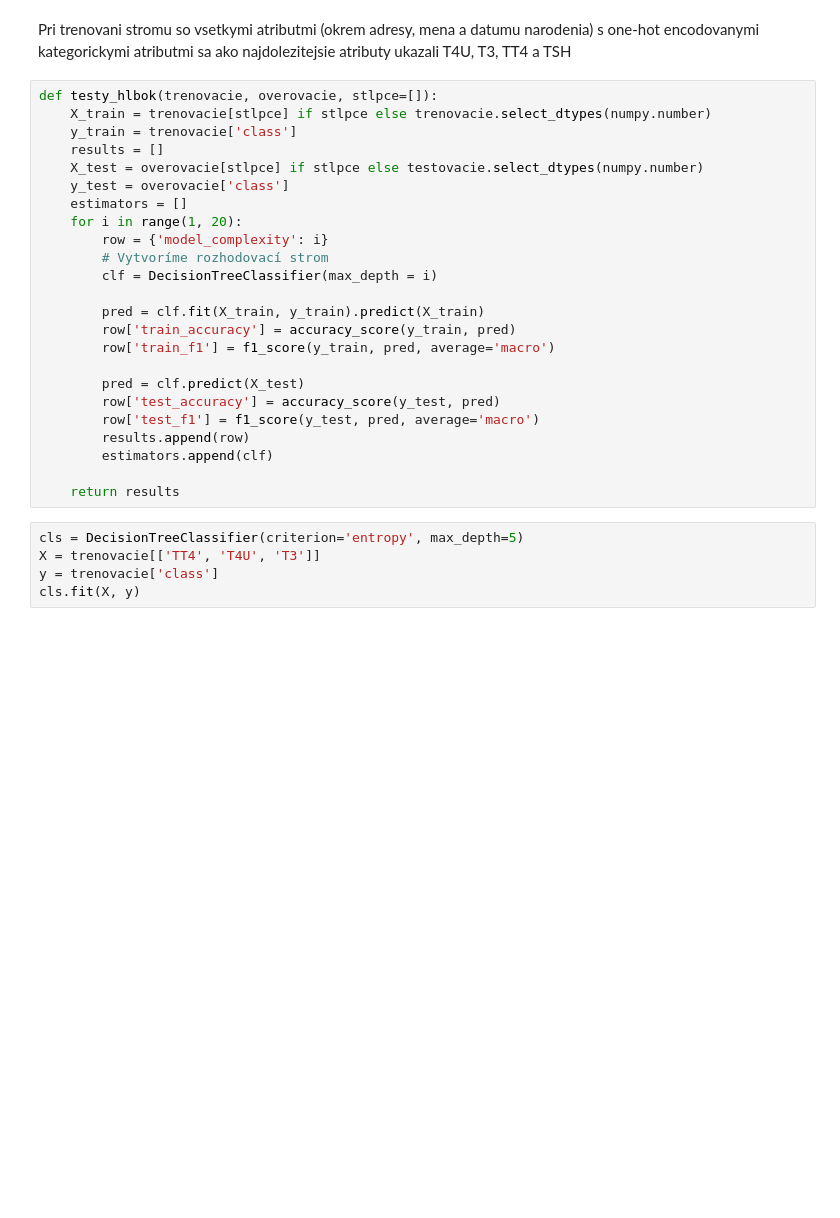
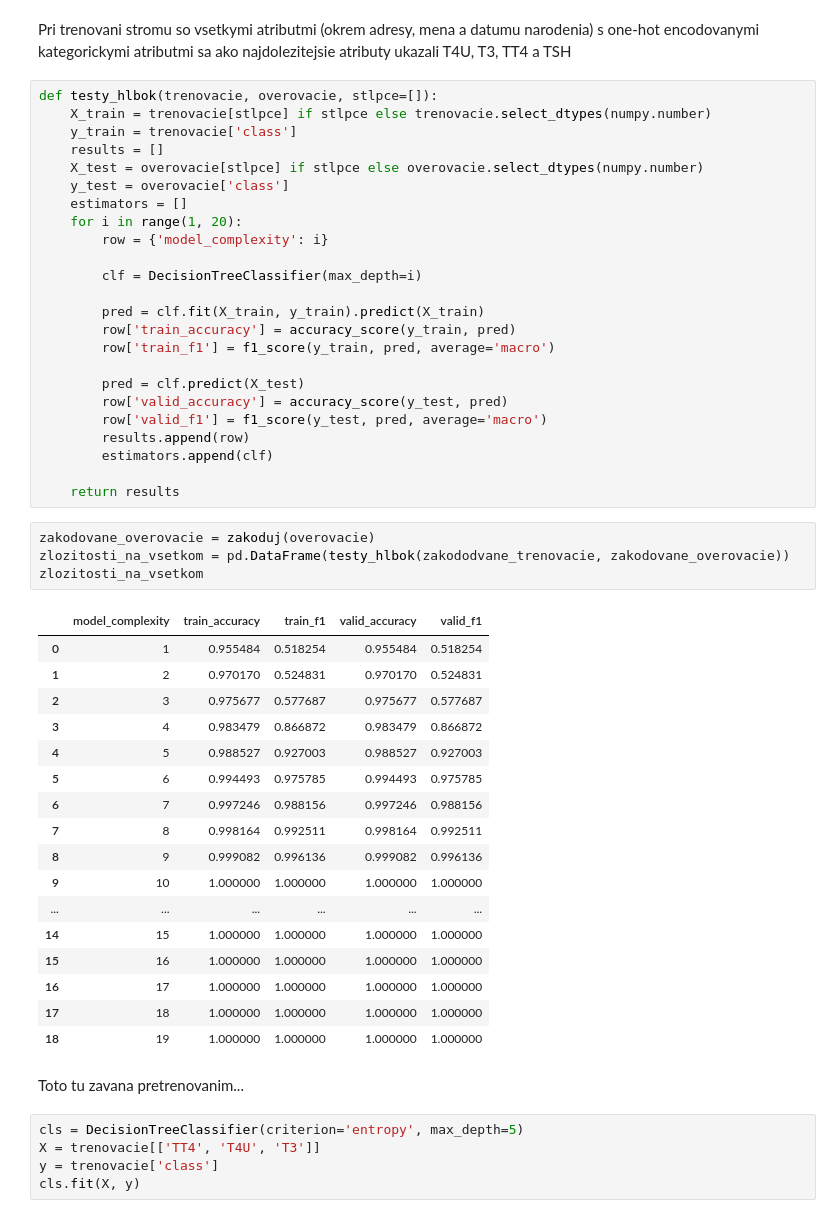
Before and after one commit to MatusPilnan/nadejny-informatik, a Jupyter notebook: utrzok-z-krabicky-od-elemiek.ipynb, the cells around one changed output. Drawn from its saved outputs; the diff is of its cells as text; blank space fills up the shorter version.

```diff
--- a/utrzok-z-krabicky-od-elemiek.ipynb
+++ b/utrzok-z-krabicky-od-elemiek.ipynb
@@ -128,25 +144,49 @@ def testy_hlbok(trenovacie, overovacie, stlpce=[]):
     X_train = trenovacie[stlpce] if stlpce else trenovacie.select_dtypes(numpy.number)
     y_train = trenovacie['class']
     results = []
-    X_test = overovacie[stlpce] if stlpce else testovacie.select_dtypes(numpy.number)
+    X_test = overovacie[stlpce] if stlpce else overovacie.select_dtypes(numpy.number)
     y_test = overovacie['class']
     estimators = []
     for i in range(1, 20):
         row = {'model_complexity': i}
-        # Vytvoríme rozhodovací strom
-        clf = DecisionTreeClassifier(max_depth = i)
+
+        clf = DecisionTreeClassifier(max_depth=i)
 
         pred = clf.fit(X_train, y_train).predict(X_train)
         row['train_accuracy'] = accuracy_score(y_train, pred)
         row['train_f1'] = f1_score(y_train, pred, average='macro')
 
         pred = clf.predict(X_test)
-        row['test_accuracy'] = accuracy_score(y_test, pred)
-        row['test_f1'] = f1_score(y_test, pred, average='macro')
+        row['valid_accuracy'] = accuracy_score(y_test, pred)
+        row['valid_f1'] = f1_score(y_test, pred, average='macro')
         results.append(row)
         estimators.append(clf)
 
     return results
+# %%
+zakodovane_overovacie = zakoduj(overovacie)
+zlozitosti_na_vsetkom = pd.DataFrame(testy_hlbok(zakododvane_trenovacie, zakodovane_overovacie))
+zlozitosti_na_vsetkom
+# %% [output]
+|  | model_complexity | train_accuracy | train_f1 | valid_accuracy | valid_f1 |
+| 0 | 1 | 0.955484 | 0.518254 | 0.955484 | 0.518254 |
+| 1 | 2 | 0.970170 | 0.524831 | 0.970170 | 0.524831 |
+| 2 | 3 | 0.975677 | 0.577687 | 0.975677 | 0.577687 |
+| 3 | 4 | 0.983479 | 0.866872 | 0.983479 | 0.866872 |
+| 4 | 5 | 0.988527 | 0.927003 | 0.988527 | 0.927003 |
+| 5 | 6 | 0.994493 | 0.975785 | 0.994493 | 0.975785 |
+| 6 | 7 | 0.997246 | 0.988156 | 0.997246 | 0.988156 |
+| 7 | 8 | 0.998164 | 0.992511 | 0.998164 | 0.992511 |
+| 8 | 9 | 0.999082 | 0.996136 | 0.999082 | 0.996136 |
+| 9 | 10 | 1.000000 | 1.000000 | 1.000000 | 1.000000 |
+| ... | ... | ... | ... | ... | ... |
+| 14 | 15 | 1.000000 | 1.000000 | 1.000000 | 1.000000 |
+| 15 | 16 | 1.000000 | 1.000000 | 1.000000 | 1.000000 |
+| 16 | 17 | 1.000000 | 1.000000 | 1.000000 | 1.000000 |
+| 17 | 18 | 1.000000 | 1.000000 | 1.000000 | 1.000000 |
+| 18 | 19 | 1.000000 | 1.000000 | 1.000000 | 1.000000 |
+# %% [markdown]
+Toto tu zavana pretrenovanim...
 # %%
 cls = DecisionTreeClassifier(criterion='entropy', max_depth=5)
 X = trenovacie[['TT4', 'T4U', 'T3']]
```
Also changed, not shown: parts of 8 cells of this notebook.
